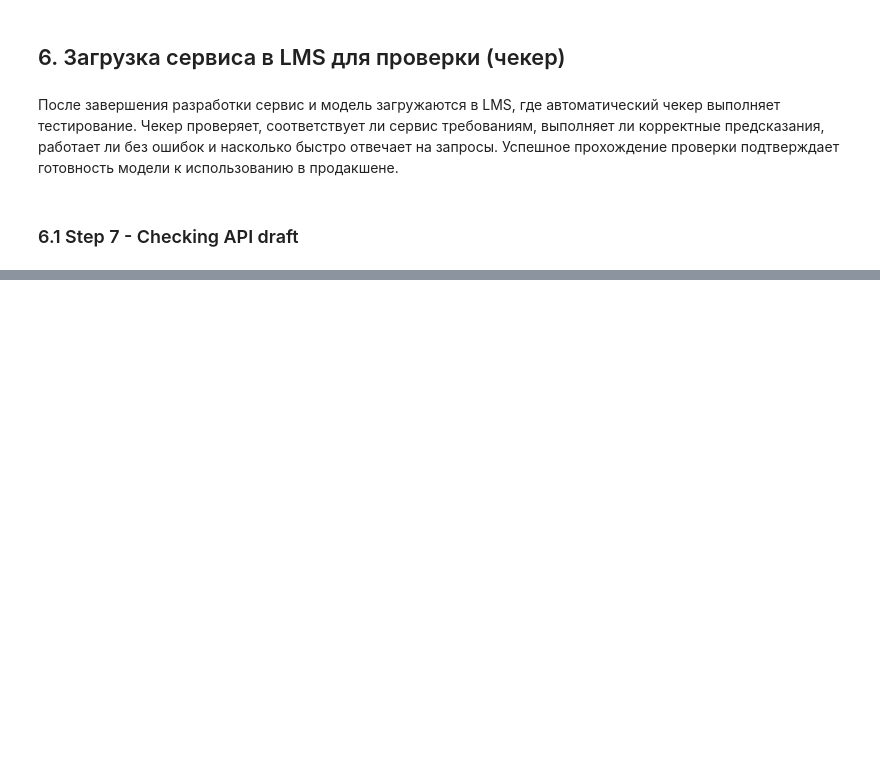
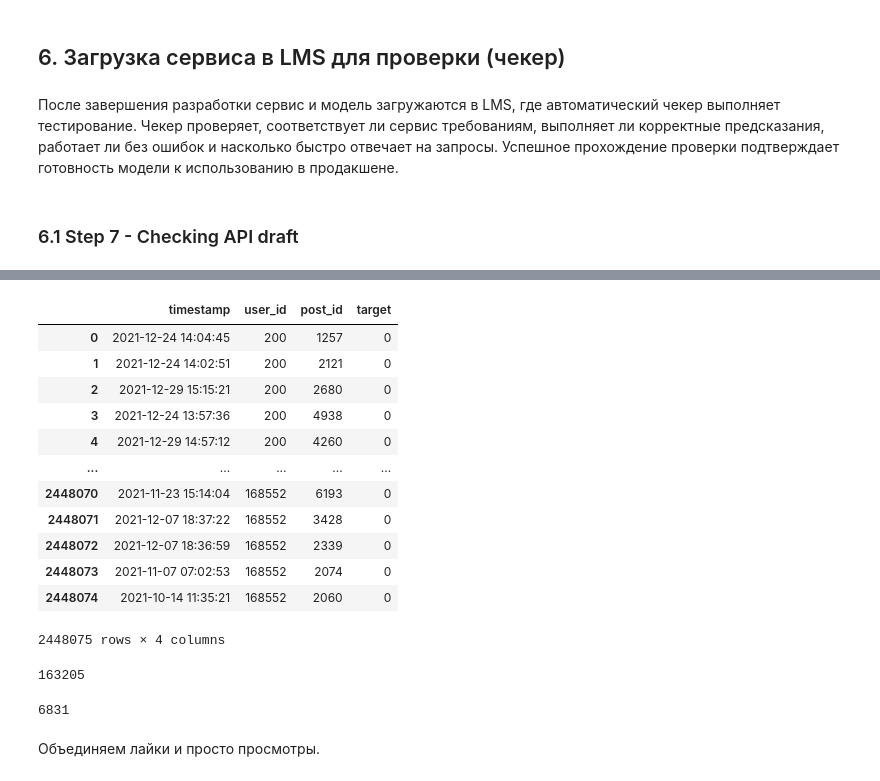
Before and after one commit to nktnlx/mle_course, a Jupyter notebook: 02_ml/22_rec_sys_project/22_rec_sys_project.ipynb, the cells around one changed output, grey strips where cells are left out. Saved outputs shown, nothing was run; the diff lists cells and outputs as text; code cells hidden in the pictures; blank space fills up the shorter version.

```diff
--- a/02_ml/22_rec_sys_project/22_rec_sys_project.ipynb
+++ b/02_ml/22_rec_sys_project/22_rec_sys_project.ipynb
@@ -884,0 +962,50 @@ def recommended_posts(
+# %%
+query = """
+SELECT
+  f.timestamp,
+  f.user_id,
+  f.post_id,
+  f.target
+FROM (
+  SELECT
+    fd.timestamp,
+    fd.user_id,
+    fd.post_id,
+    fd.target,
+    ROW_NUMBER() OVER(PARTITION BY fd.user_id ORDER BY fd.target ASC) rn
+  FROM
+    feed_data fd
+  WHERE
+    fd.action != 'like'
+) AS f
+WHERE
+  f.rn <=15
+"""
+# %%
+feed_df_views = pd.read_sql(query, con=engine)
+# %%
+feed_df_views
+# %% [output]
+|  | timestamp | user_id | post_id | target |
+| 0 | 2021-12-24 14:04:45 | 200 | 1257 | 0 |
+| 1 | 2021-12-24 14:02:51 | 200 | 2121 | 0 |
+| 2 | 2021-12-29 15:15:21 | 200 | 2680 | 0 |
+| 3 | 2021-12-24 13:57:36 | 200 | 4938 | 0 |
+| 4 | 2021-12-29 14:57:12 | 200 | 4260 | 0 |
+| ... | ... | ... | ... | ... |
+| 2448070 | 2021-11-23 15:14:04 | 168552 | 6193 | 0 |
+| 2448071 | 2021-12-07 18:37:22 | 168552 | 3428 | 0 |
+| 2448072 | 2021-12-07 18:36:59 | 168552 | 2339 | 0 |
+| 2448073 | 2021-11-07 07:02:53 | 168552 | 2074 | 0 |
+| 2448074 | 2021-10-14 11:35:21 | 168552 | 2060 | 0 |
+2448075 rows × 4 columns
+# %%
+feed_df_views.user_id.nunique()
+# %% [output]
+163205
+# %%
+feed_df_views.post_id.nunique()
+# %% [output]
+6831
+# %% [markdown]
+Объединяем лайки и просто просмотры.
```
Also changed, not shown: parts of 38 cells of this notebook.
